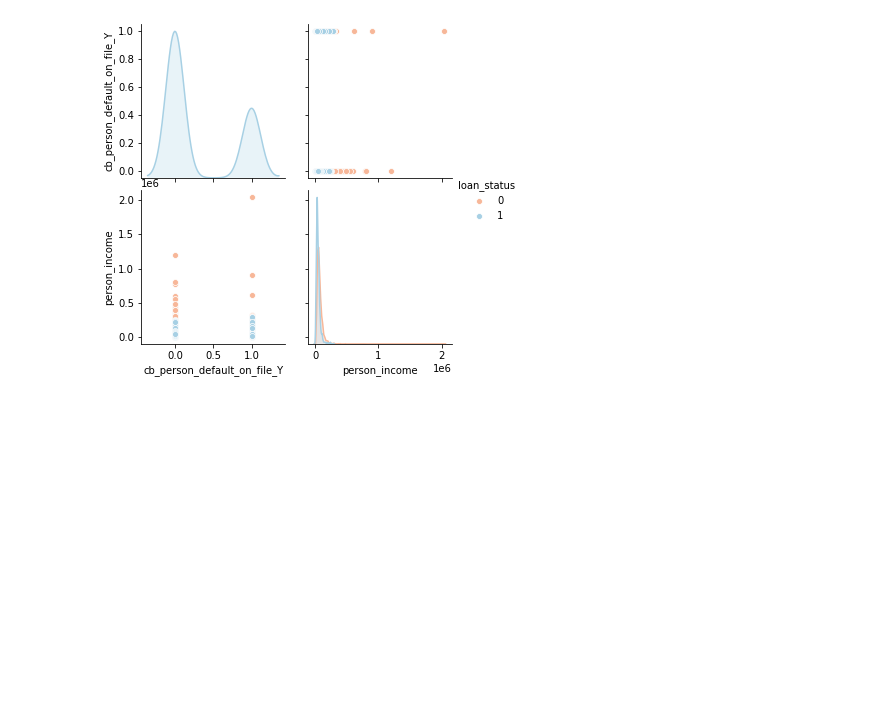
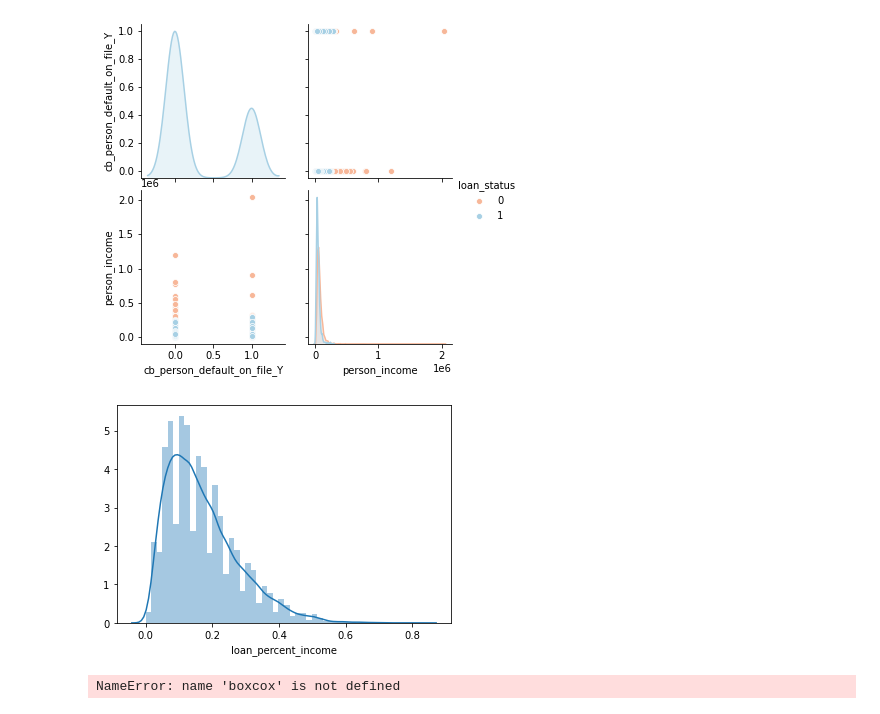
Before and after one commit to uannabi/MLInterviwDC, a Jupyter notebook: Traaining&tranformation.ipynb, the cells around one changed output. Saved outputs shown, nothing was run; the diff lists cells and outputs as text; code cells hidden in the pictures; blank space fills up the shorter version.

Commit message:
Log and power transformations 3

```diff
--- a/Traaining&tranformation.ipynb
+++ b/Traaining&tranformation.ipynb
@@ -43,9 +43,21 @@ plt.show()
 [figure]
 # %%
 # Subset loan_data
-cr_yrs = loan_data['Years of Credit History']
+cr_yrs = loan_data['loan_percent_income']
 
 # Histogram and kernel density estimate
 plt.figure()
 sns.distplot(cr_yrs)
 plt.show()
+# %% [output]
+[figure, added]
+# %%
+# Box-Cox transformation
+cr_yrs_log = boxcox(cr_yrs,lmbda=0.0)
+
+# Histogram and kernel density estimate
+plt.figure()
+sns.distplot(cr_yrs_log)
+plt.show()
+# %% [output]
+NameError: name 'boxcox' is not defined
```
